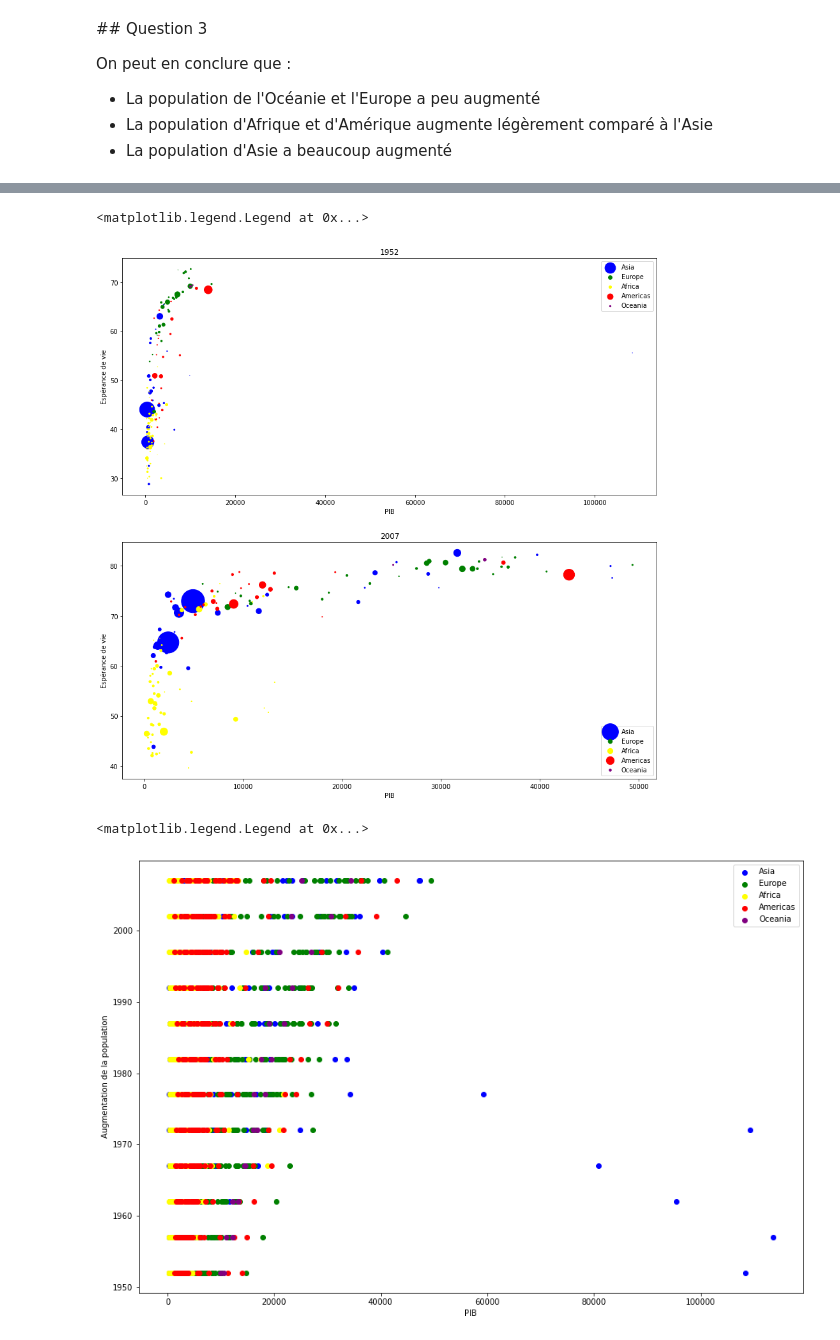
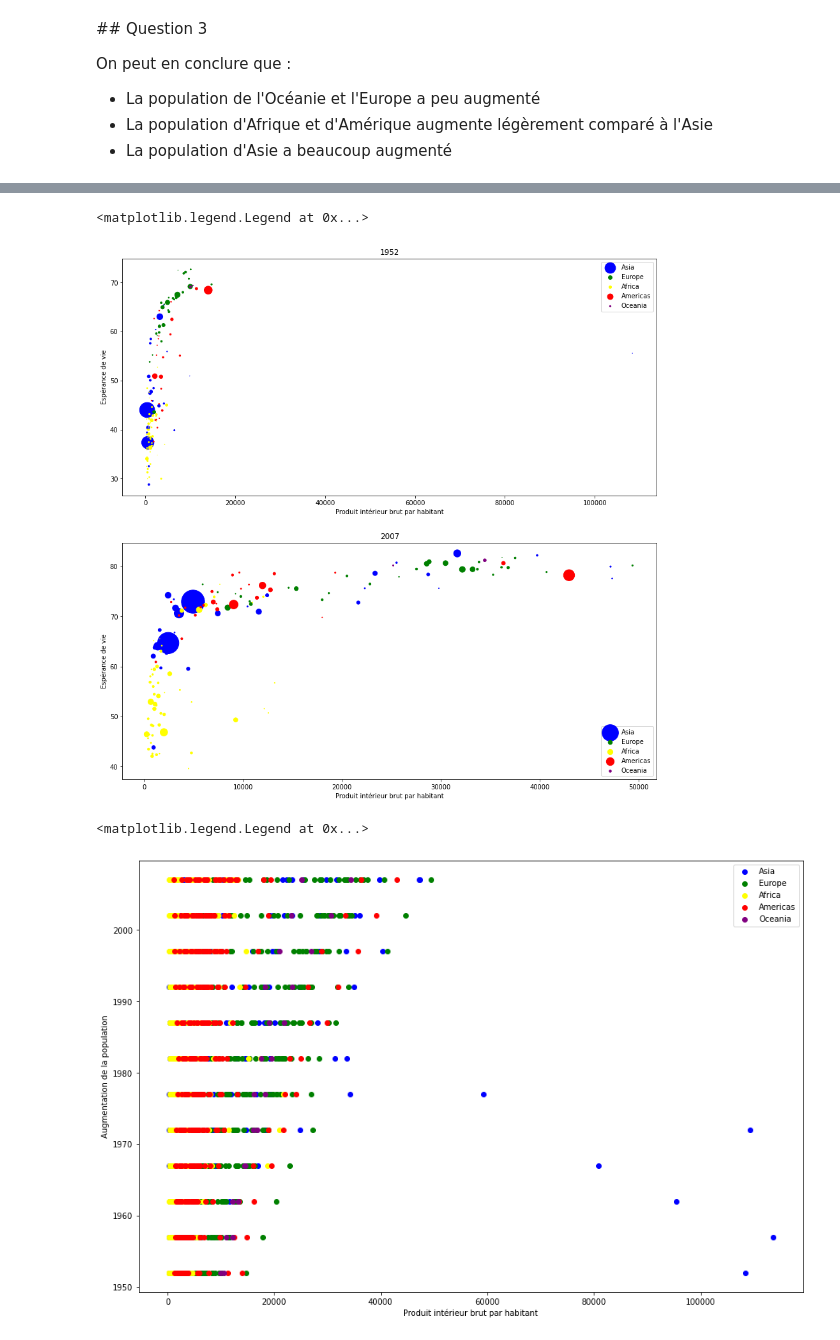
Before and after one commit to richmartins/ISD_L3, a Jupyter notebook: gapminder.ipynb, the cells around one changed output, grey strips where cells are left out. Saved outputs shown, nothing was run; the diff lists cells and outputs as text; code cells hidden in the pictures.

```diff
--- a/gapminder.ipynb
+++ b/gapminder.ipynb
@@ -11,7 +11,8 @@ from matplotlib import pyplot as plt
 #gp.info() => display information about the database
 
 # 2)
-pd.DataFrame.hist(gapminder)
+plt.rcParams['figure.figsize'] = [15, 10]
+pd.DataFrame.hist(gp)
 # %% [output]
 array([[<AxesSubplot:title={'center':'year'}>,
         <AxesSubplot:title={'center':'lifeExp'}>],
@@ -119,7 +120,7 @@ for continent in gp.continent.unique():
         dataYear = gp[gp.year.eq(year)]
         data = dataYear[dataYear.continent.eq(continent)]
         axs[index].scatter(data.gdpPercap, data.lifeExp, c=colors[continent], label=continent)
-        axs[index].set_xlabel('PIB')
+        axs[index].set_xlabel('Produit intérieur brut par habitant')
         axs[index].set_ylabel('Espérance de vie')
         axs[index].set_title(year)
 
@@ -161,7 +162,7 @@ for continent in gp.continent.unique():
         dataYear = gp[gp.year.eq(year)]
         data = dataYear[dataYear.continent.eq(continent)]
         axs[index].scatter(data.gdpPercap, data.lifeExp, s=data[['pop']]/1e6, c=colors[continent], label=continent, facecolors='none')
-        axs[index].set_xlabel('PIB')
+        axs[index].set_xlabel('Produit intérieur brut par habitant')
         axs[index].set_ylabel('Espérance de vie')
         axs[index].set_title(year)
 
@@ -169,25 +170,25 @@ axs[0].legend()
 axs[1].legend()
 # %% [output]
 <matplotlib.legend.Legend at 0x...>
-[figure, old version]
+[figure, new version]
 # %%
 # 10)
 colors = {'Americas':'red', 'Europe':'green', 'Asia':'blue', 'Africa':'yellow', 'Oceania':'purple'}
 
 fig, axs = plt.subplots(1)
 fig.set_figheight(10)
 fig.set_figwidth(15)
 
 for continent in gp.continent.unique():
     data = gp[gp.continent.eq(continent)]
     axs.scatter(data[['gdpPercap']], data[['year']], c=colors[continent], label=continent)
 
-axs.set_xlabel('PIB')
+axs.set_xlabel('Produit intérieur brut par habitant')
 axs.set_ylabel('Augmentation de la population')
 axs.legend()
 # %% [output]
 <matplotlib.legend.Legend at 0x...>
-[figure, old version]
+[figure, new version]
 # %% [markdown]
 ## Question 10
 
```
Also changed, not shown: parts of 6 cells of this notebook, 1 other file.
